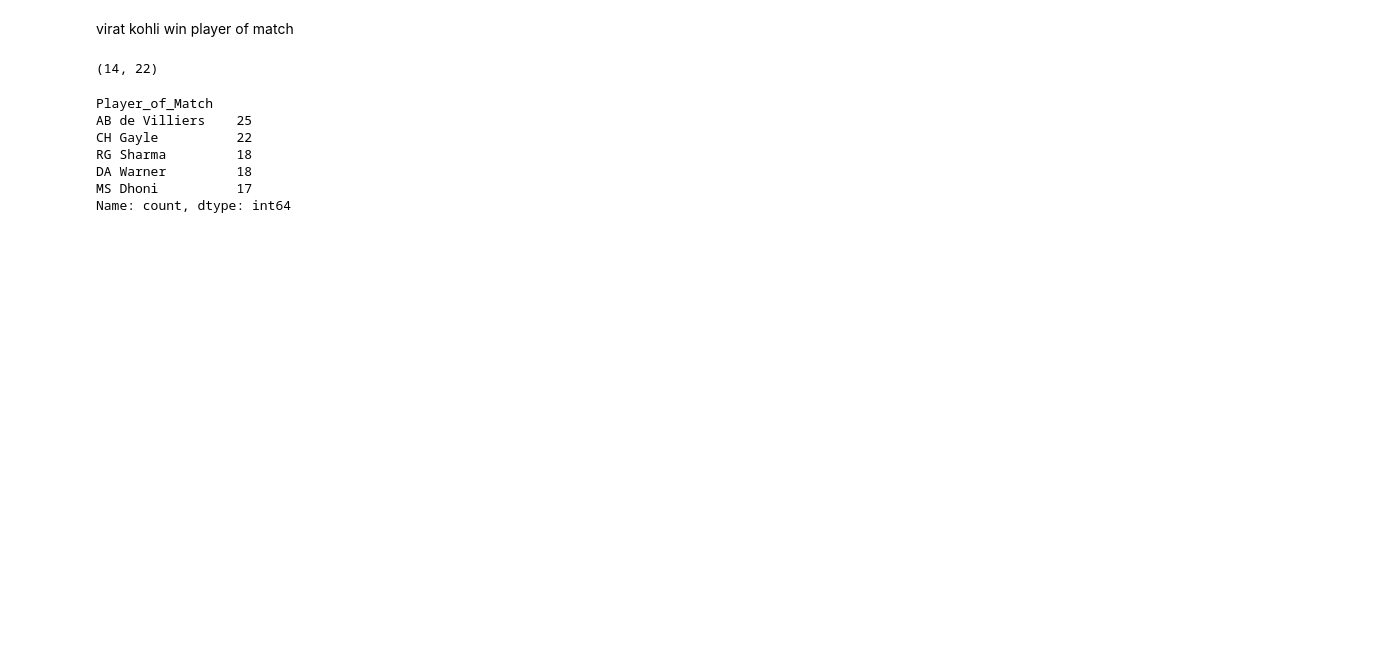
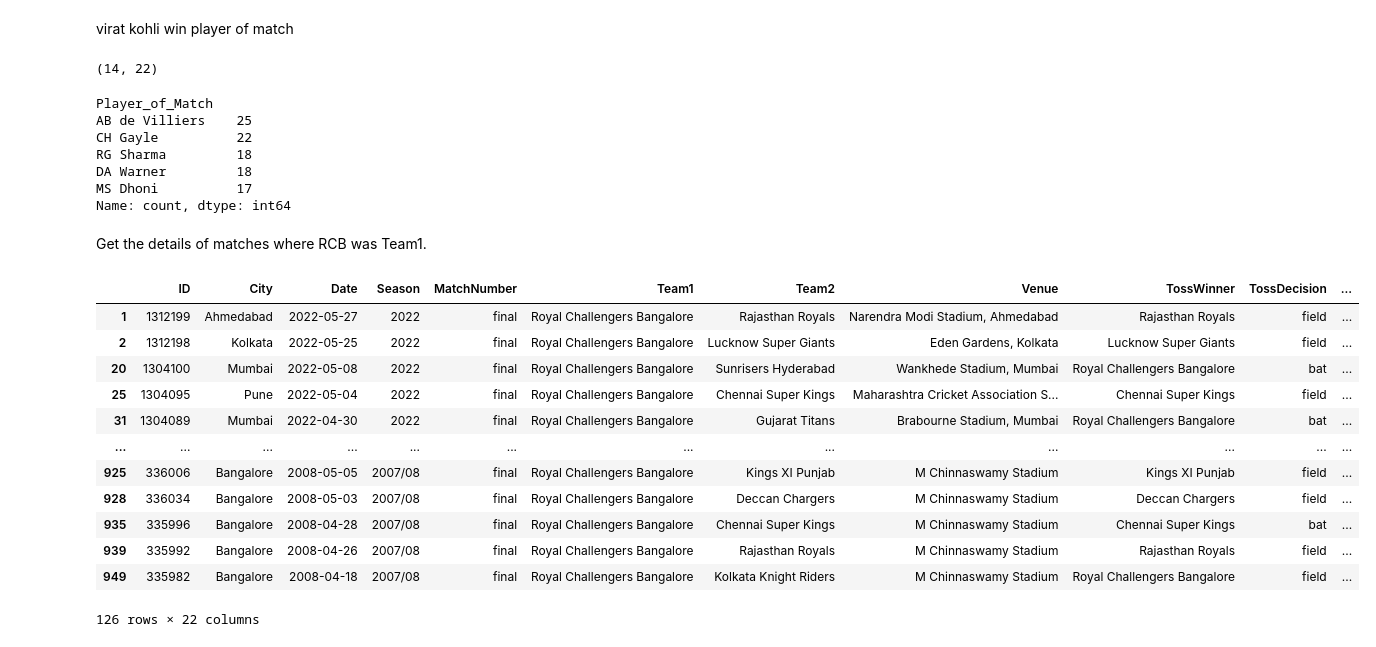
Before and after one commit to Ganesh20000/100_day_of_code, a Jupyter notebook: pandas/session18.ipynb, the cells around one changed output. Drawn from its saved outputs; the diff is of its cells as text; code cells hidden in the pictures; blank space fills up the shorter version.

Commit message:
groupy exercise

```diff
--- a/pandas/session18.ipynb
+++ b/pandas/session18.ipynb
@@ -530,3 +522,23 @@ RG Sharma         18
 DA Warner         18
 MS Dhoni          17
 Name: count, dtype: int64
+# %% [markdown]
+Get the details of matches where RCB was Team1.
+# %%
+rcb =df.groupby('Team1')
+# %%
+rcb.get_group('Royal Challengers Bangalore')
+# %% [output]
+|  | ID | City | Date | Season | MatchNumber | Team1 | Team2 | Venue | TossWinner | TossDecision | ... |
+| 1 | 1312199 | Ahmedabad | 2022-05-27 | 2022 | final | Royal Challengers Bangalore | Rajasthan Royals | Narendra Modi Stadium, Ahmedabad | Rajasthan Royals | field | ... |
+| 2 | 1312198 | Kolkata | 2022-05-25 | 2022 | final | Royal Challengers Bangalore | Lucknow Super Giants | Eden Gardens, Kolkata | Lucknow Super Giants | field | ... |
+| 20 | 1304100 | Mumbai | 2022-05-08 | 2022 | final | Royal Challengers Bangalore | Sunrisers Hyderabad | Wankhede Stadium, Mumbai | Royal Challengers Bangalore | bat | ... |
+| 25 | 1304095 | Pune | 2022-05-04 | 2022 | final | Royal Challengers Bangalore | Chennai Super Kings | Maharashtra Cricket Association S... | Chennai Super Kings | field | ... |
+| 31 | 1304089 | Mumbai | 2022-04-30 | 2022 | final | Royal Challengers Bangalore | Gujarat Titans | Brabourne Stadium, Mumbai | Royal Challengers Bangalore | bat | ... |
+| ... | ... | ... | ... | ... | ... | ... | ... | ... | ... | ... | ... |
+| 925 | 336006 | Bangalore | 2008-05-05 | 2007/08 | final | Royal Challengers Bangalore | Kings XI Punjab | M Chinnaswamy Stadium | Kings XI Punjab | field | ... |
+| 928 | 336034 | Bangalore | 2008-05-03 | 2007/08 | final | Royal Challengers Bangalore | Deccan Chargers | M Chinnaswamy Stadium | Deccan Chargers | field | ... |
+| 935 | 335996 | Bangalore | 2008-04-28 | 2007/08 | final | Royal Challengers Bangalore | Chennai Super Kings | M Chinnaswamy Stadium | Chennai Super Kings | bat | ... |
+| 939 | 335992 | Bangalore | 2008-04-26 | 2007/08 | final | Royal Challengers Bangalore | Rajasthan Royals | M Chinnaswamy Stadium | Rajasthan Royals | field | ... |
+| 949 | 335982 | Bangalore | 2008-04-18 | 2007/08 | final | Royal Challengers Bangalore | Kolkata Knight Riders | M Chinnaswamy Stadium | Royal Challengers Bangalore | field | ... |
+126 rows × 22 columns
```
Also changed, not shown: parts of 35 cells of this notebook, 1 other file.
